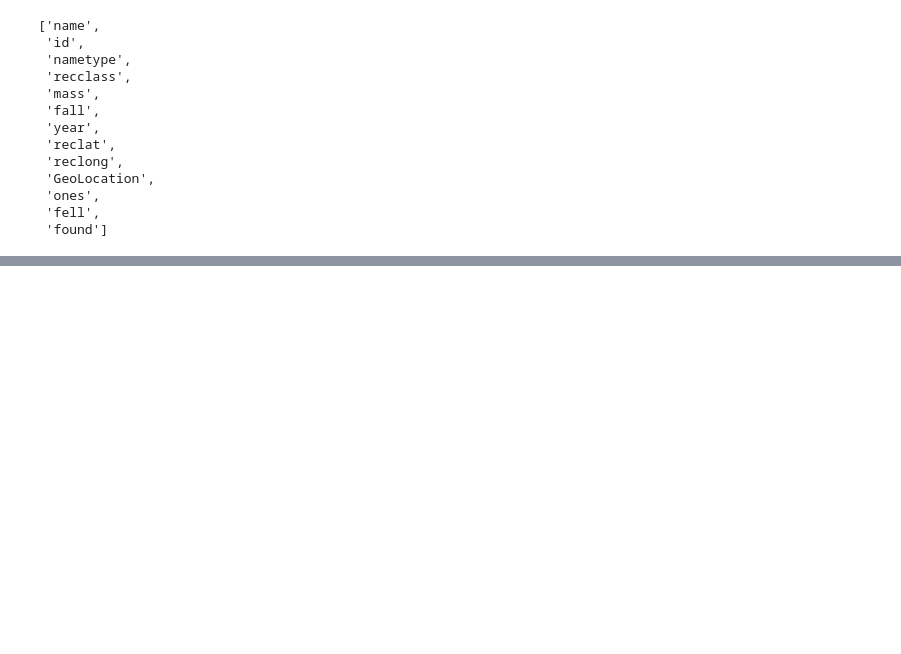
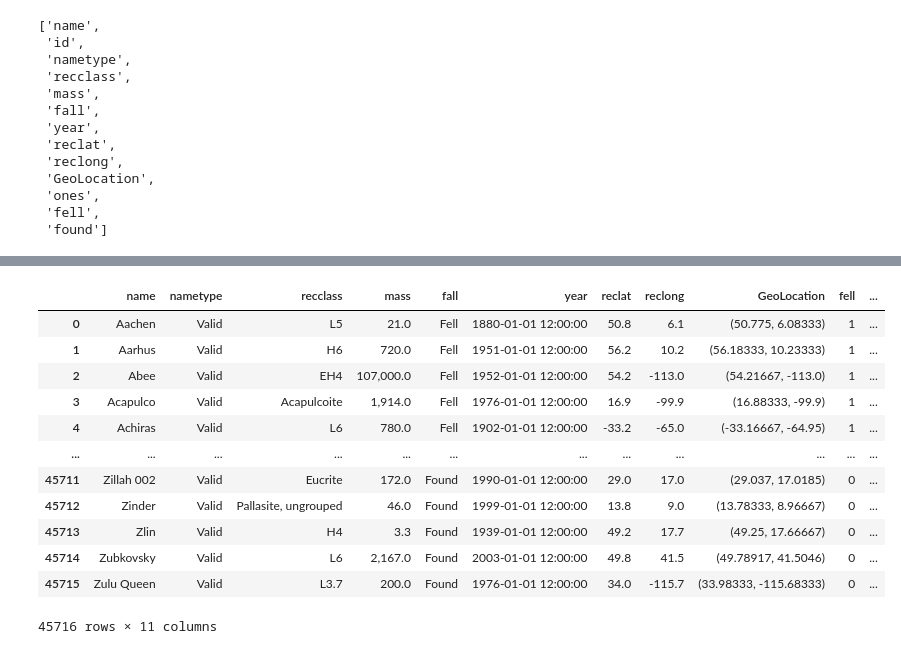
Before and after one commit to cristian-rincon/escuela-datascience, a Jupyter notebook: manipulacion_datos_pandas/4_datatypes.ipynb, the cells around one changed output, grey strips where cells are left out. Drawn from its saved outputs; the diff is of its cells as text; code cells hidden in the pictures; blank space fills up the shorter version.

```diff
--- a/manipulacion_datos_pandas/4_datatypes.ipynb
+++ b/manipulacion_datos_pandas/4_datatypes.ipynb
@@ -303,0 +320,18 @@ list(df_meteorites)
+# %%
+df2 = df_meteorites.copy(deep=True)
+df2.drop(['id'], axis=1,inplace=True)
+df2
+# %% [output]
+|  | name | nametype | recclass | mass | fall | year | reclat | reclong | GeoLocation | fell | ... |
+| 0 | Aachen | Valid | L5 | 21.0 | Fell | 1880-01-01 12:00:00 | 50.8 | 6.1 | (50.775, 6.08333) | 1 | ... |
+| 1 | Aarhus | Valid | H6 | 720.0 | Fell | 1951-01-01 12:00:00 | 56.2 | 10.2 | (56.18333, 10.23333) | 1 | ... |
+| 2 | Abee | Valid | EH4 | 107,000.0 | Fell | 1952-01-01 12:00:00 | 54.2 | -113.0 | (54.21667, -113.0) | 1 | ... |
+| 3 | Acapulco | Valid | Acapulcoite | 1,914.0 | Fell | 1976-01-01 12:00:00 | 16.9 | -99.9 | (16.88333, -99.9) | 1 | ... |
+| 4 | Achiras | Valid | L6 | 780.0 | Fell | 1902-01-01 12:00:00 | -33.2 | -65.0 | (-33.16667, -64.95) | 1 | ... |
+| ... | ... | ... | ... | ... | ... | ... | ... | ... | ... | ... | ... |
+| 45711 | Zillah 002 | Valid | Eucrite | 172.0 | Found | 1990-01-01 12:00:00 | 29.0 | 17.0 | (29.037, 17.0185) | 0 | ... |
+| 45712 | Zinder | Valid | Pallasite, ungrouped | 46.0 | Found | 1999-01-01 12:00:00 | 13.8 | 9.0 | (13.78333, 8.96667) | 0 | ... |
+| 45713 | Zlin | Valid | H4 | 3.3 | Found | 1939-01-01 12:00:00 | 49.2 | 17.7 | (49.25, 17.66667) | 0 | ... |
+| 45714 | Zubkovsky | Valid | L6 | 2,167.0 | Found | 2003-01-01 12:00:00 | 49.8 | 41.5 | (49.78917, 41.5046) | 0 | ... |
+| 45715 | Zulu Queen | Valid | L3.7 | 200.0 | Found | 1976-01-01 12:00:00 | 34.0 | -115.7 | (33.98333, -115.68333) | 0 | ... |
+45716 rows × 11 columns
```
Also changed, not shown: parts of 5 cells of this notebook.
